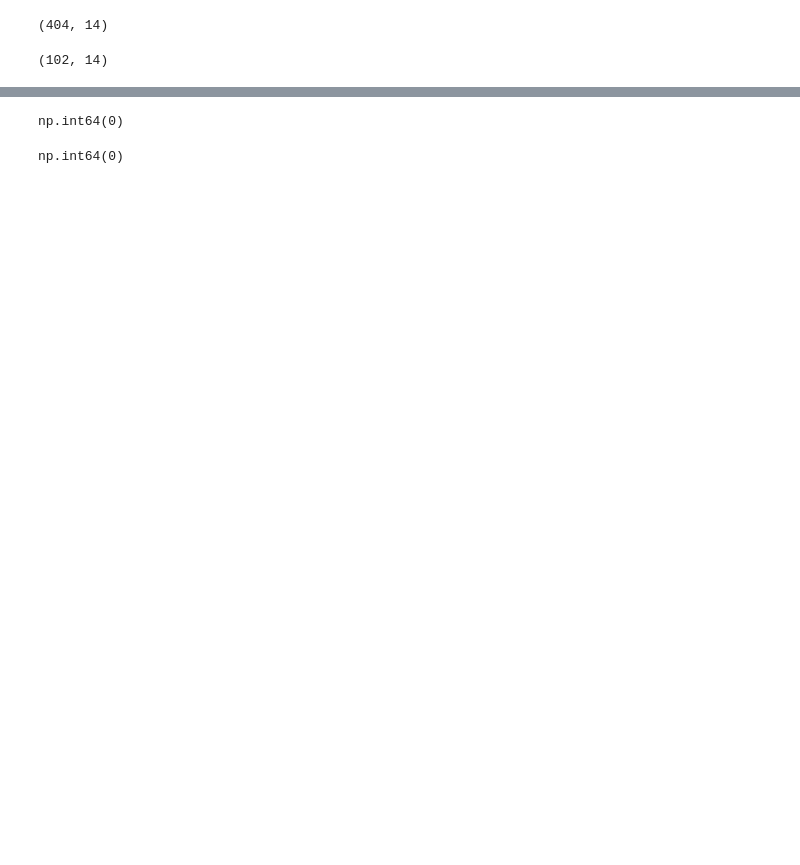
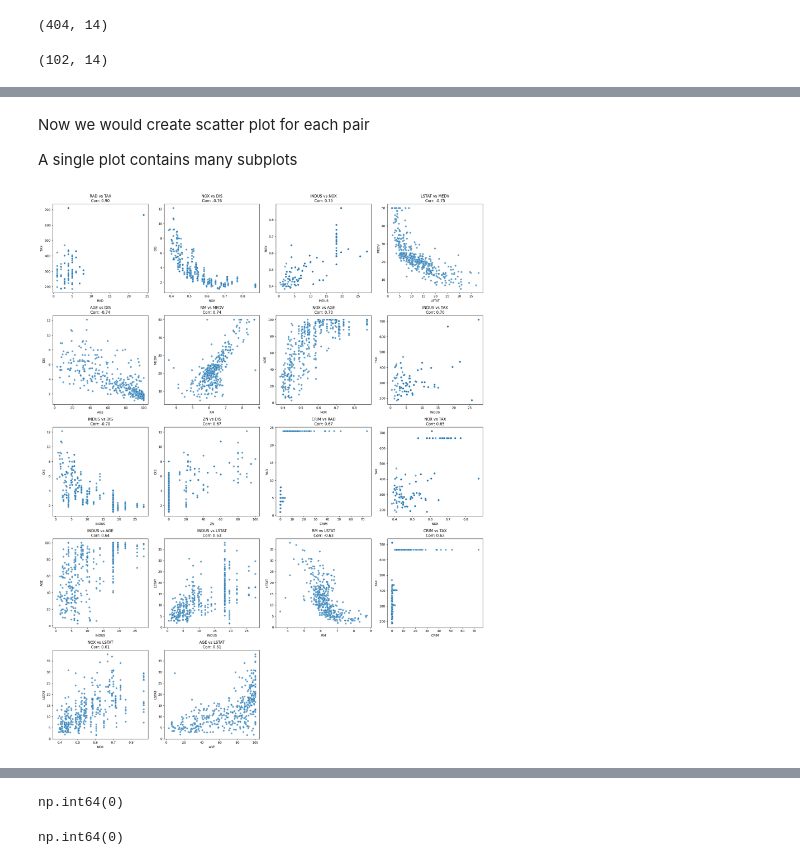
Before and after one commit to vidhatrihr/machine-learning-practices, a Jupyter notebook: boston-housing/boston_housing.ipynb, the cells around one changed output, grey strips where cells are left out. Cells and saved outputs as stored; diff of their text form; code cells hidden in the pictures; blank space fills up the shorter version.

Commit message:
Boston Housing Pending review

```diff
--- a/boston-housing/boston_housing.ipynb
+++ b/boston-housing/boston_housing.ipynb
@@ -368,0 +228,13 @@ np.float64(-0.7376627261740147)
+# %%
+# EDA is only done on train set
+# We are not going to touch test set
+housing = strat_train_set.copy()
+# %%
+corr = housing.corr().abs()
+
+# To avoid duplicate pairs((A,B) and (B,A)), mask the upper triangle
+# Also remove self correlation, (on the diagonal where, corr=1)
+mask1 = np.triu(np.ones(corr.shape), k=1).astype(bool)
+mask2 = corr >= 0.6
+
+corr.where(mask1 & mask2).fillna('-')
@@ -368,0 +268,27 @@ np.float64(-0.7376627261740147)
+# %% [markdown]
+Now we would create scatter plot for each pair
+
+A single plot contains many subplots
+# %%
+# Calculate grid dimensions of plot
+n_plots = len(high_corr_pairs)
+n_cols = 4
+n_rows = math.ceil(n_plots / n_cols)
+
+# Create the figure
+fig, axes = plt.subplots(n_rows, n_cols, figsize=(20, 5*n_rows))
+axes = axes.flatten()  # Flatten to iterate easily
+
+# Iterate to create scatter plot for each pair
+for i, (col_x, col_y) in enumerate(high_corr_pairs):
+  _ = sns.scatterplot(data=housing, x=col_x, y=col_y, ax=axes[i], alpha=0.7)
+  correlation = housing[col_x].corr(housing[col_y])
+  _ = axes[i].set_title(f'{col_x} vs {col_y}\nCorr: {correlation:.2f}')
+
+# Delete empty subplots (if any)
+for j in range(i+1, len(axes)):
+  _ = fig.delaxes(axes[j])
+
+plt.tight_layout()
+# %% [output]
+[figure, added]
```
Also changed, not shown: parts of 84 cells of this notebook.
